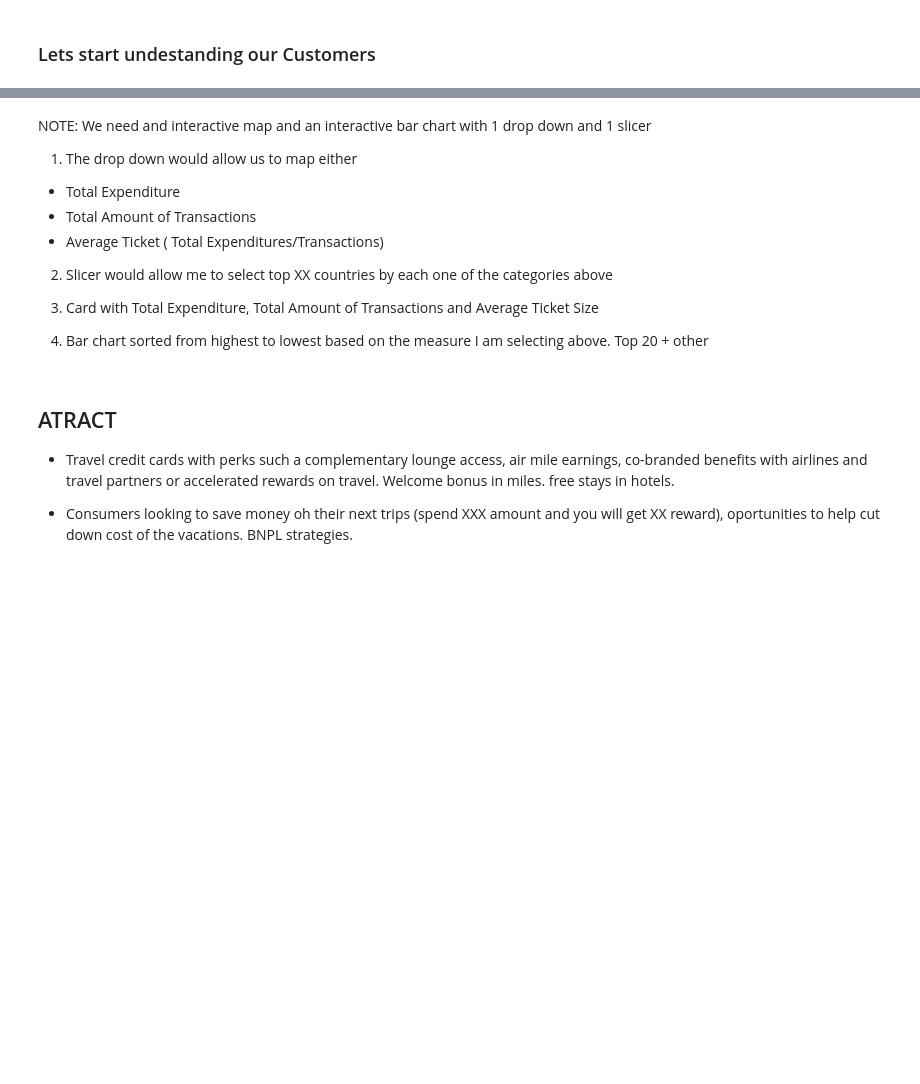
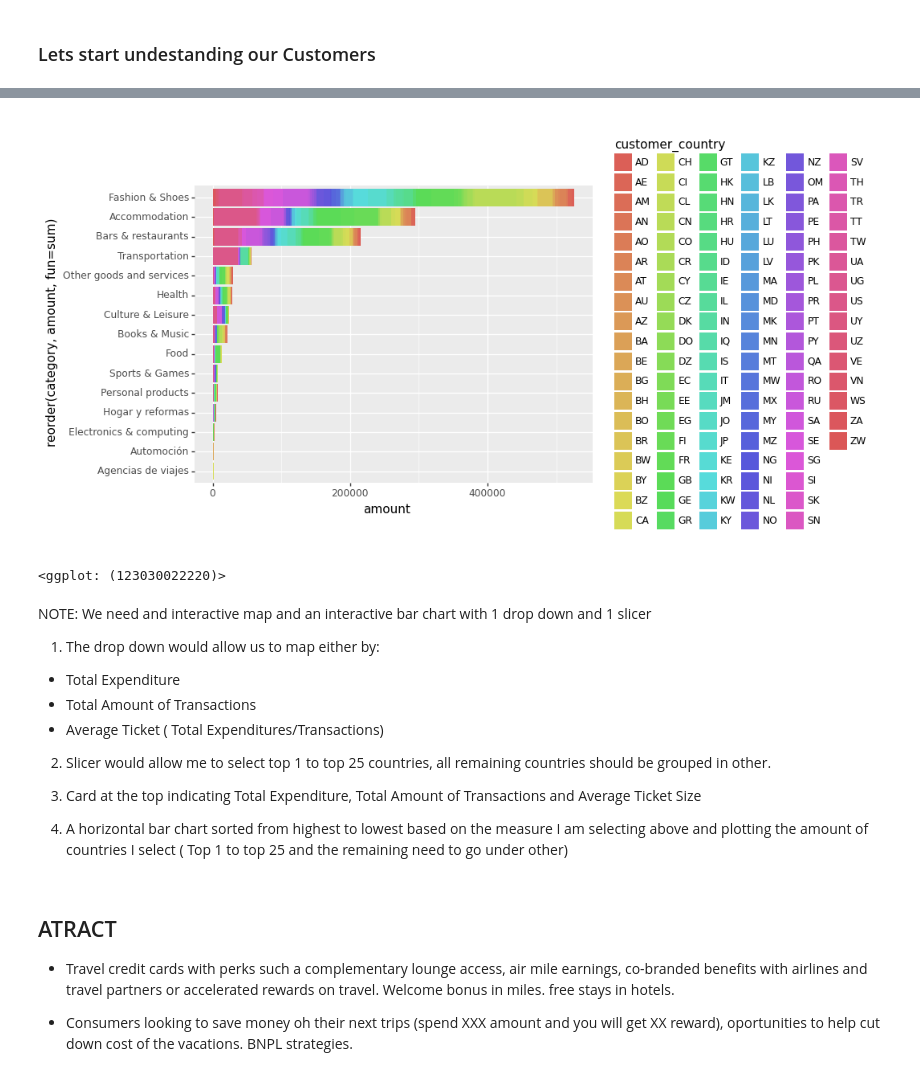
Before and after one commit to callysthenes/citibank_business_case_visual, a Jupyter notebook: EDA_Diana.ipynb, the cells around one changed output, grey strips where cells are left out. Drawn from its saved outputs; the diff is of its cells as text; code cells hidden in the pictures; blank space fills up the shorter version.

```diff
--- a/EDA_Diana.ipynb
+++ b/EDA_Diana.ipynb
@@ -265,16 +266,22 @@ Cannot generate legend for the 'color' aesthetic. Make sure you have mapped a va
+# %%
+ggplot(df, aes(x = 'reorder(category, amount, fun=sum)', y = 'amount', fill='customer_country')) + geom_bar(stat="identity") + scale_x_discrete() + coord_flip()
+# %% [output]
+[figure, added]
+<ggplot: (123030022220)>
 # %% [markdown]
 NOTE: We need and interactive map and an interactive bar chart with 1 drop down and 1 slicer
 
-1. The drop down would allow us to map either
+1. The drop down would allow us to map either by:
+
  - Total Expenditure
  - Total Amount of Transactions
  - Average Ticket ( Total Expenditures/Transactions)
 
- 2. Slicer would allow me to select top XX countries by each one of the categories above
+ 2. Slicer would allow me to select top 1 to top 25 countries, all remaining countries should be grouped in other.
 
- 3. Card with Total Expenditure, Total Amount of Transactions and Average Ticket Size
+ 3. Card at the top indicating Total Expenditure, Total Amount of Transactions and Average Ticket Size
 
- 4. Bar chart sorted from highest to lowest based on the measure I am selecting above. Top 20 + other
+ 4. A horizontal bar chart sorted from highest to lowest based on the measure I am selecting above and plotting the amount of countries I select ( Top 1 to top 25 and the remaining need to go under other)
 # %% [markdown]
 ## ATRACT
 - Travel credit cards with perks such a complementary lounge access, air mile earnings, co-branded benefits with airlines and travel partners or accelerated rewards on travel. Welcome bonus in miles. free stays in hotels.
```
Also changed, not shown: parts of 9 cells of this notebook.
